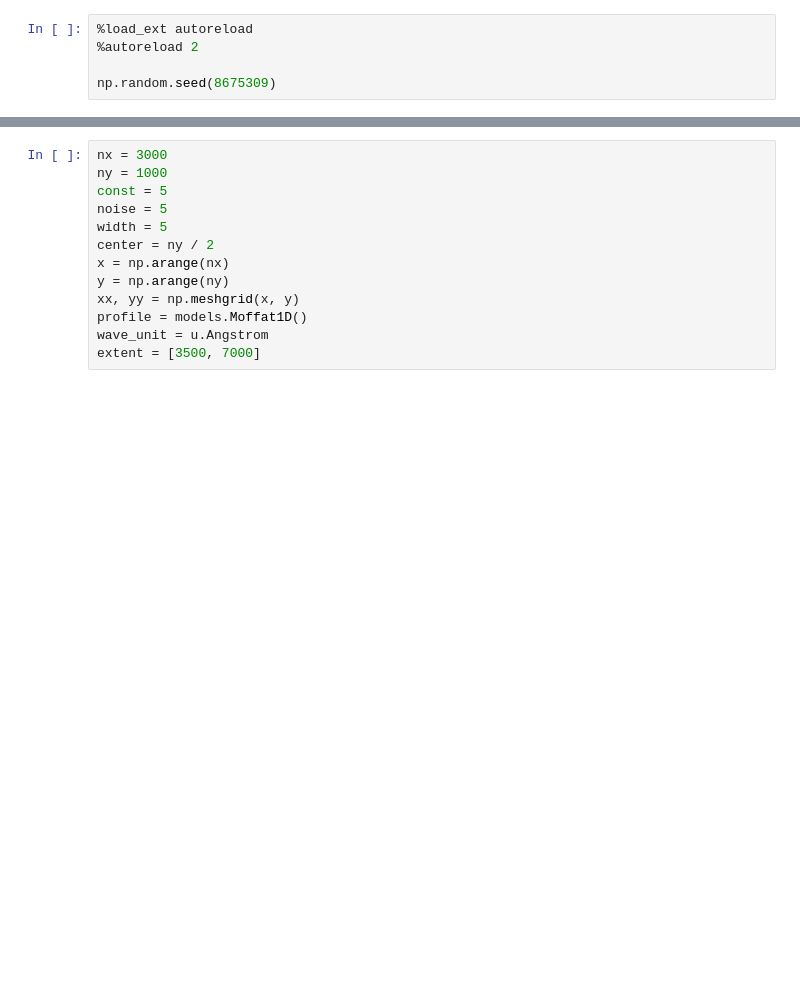
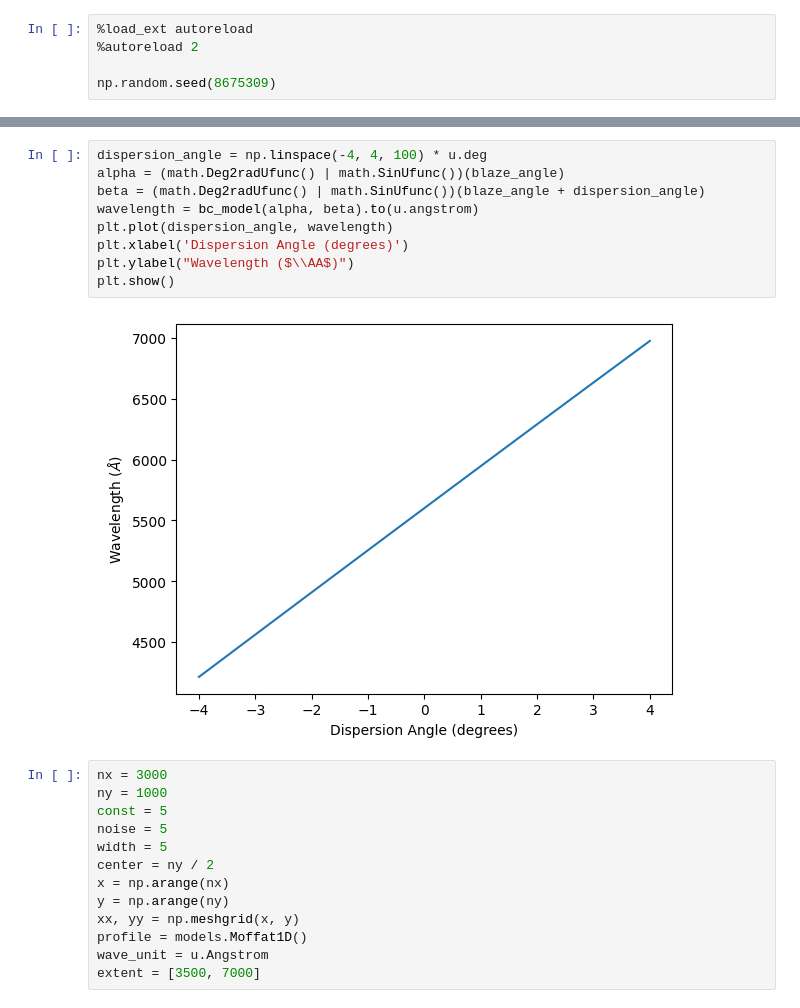
Before and after one commit to astropy/specreduce, a Jupyter notebook: notebook_sandbox/dev.ipynb, the cells around one changed output, grey strips where cells are left out. Drawn from its saved outputs; the diff is of its cells as text; blank space fills up the shorter version.

```diff
--- a/notebook_sandbox/dev.ipynb
+++ b/notebook_sandbox/dev.ipynb
@@ -19,3 +36,14 @@ np.random.seed(8675309)
+# %%
+dispersion_angle = np.linspace(-4, 4, 100) * u.deg
+alpha = (math.Deg2radUfunc() | math.SinUfunc())(blaze_angle)
+beta = (math.Deg2radUfunc() | math.SinUfunc())(blaze_angle + dispersion_angle)
+wavelength = bc_model(alpha, beta).to(u.angstrom)
+plt.plot(dispersion_angle, wavelength)
+plt.xlabel('Dispersion Angle (degrees)')
+plt.ylabel("Wavelength ($\\AA$)")
+plt.show()
+# %% [output]
+[figure, added]
 # %%
 nx = 3000
 ny = 1000
```
Also changed, not shown: parts of 2 cells of this notebook.
